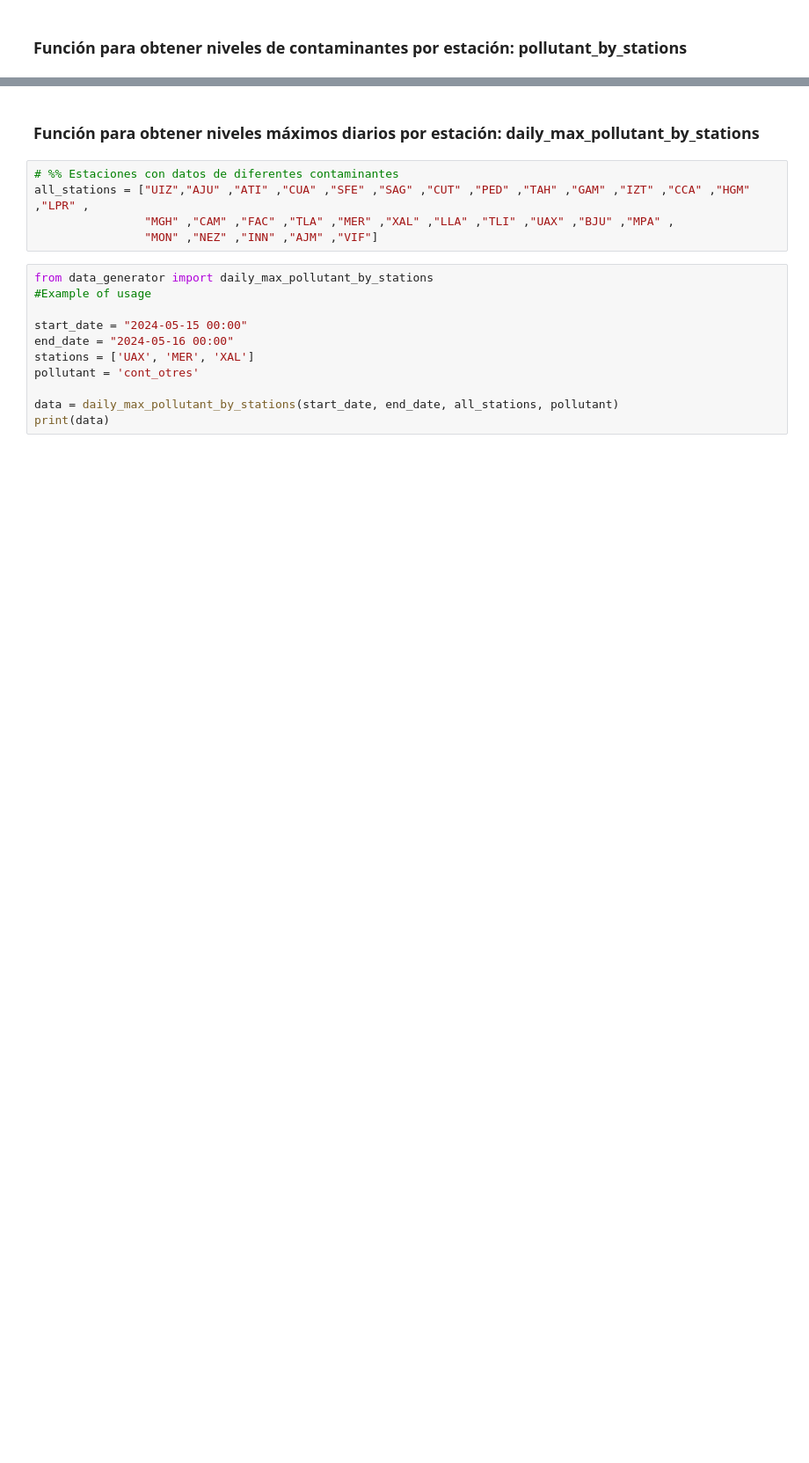
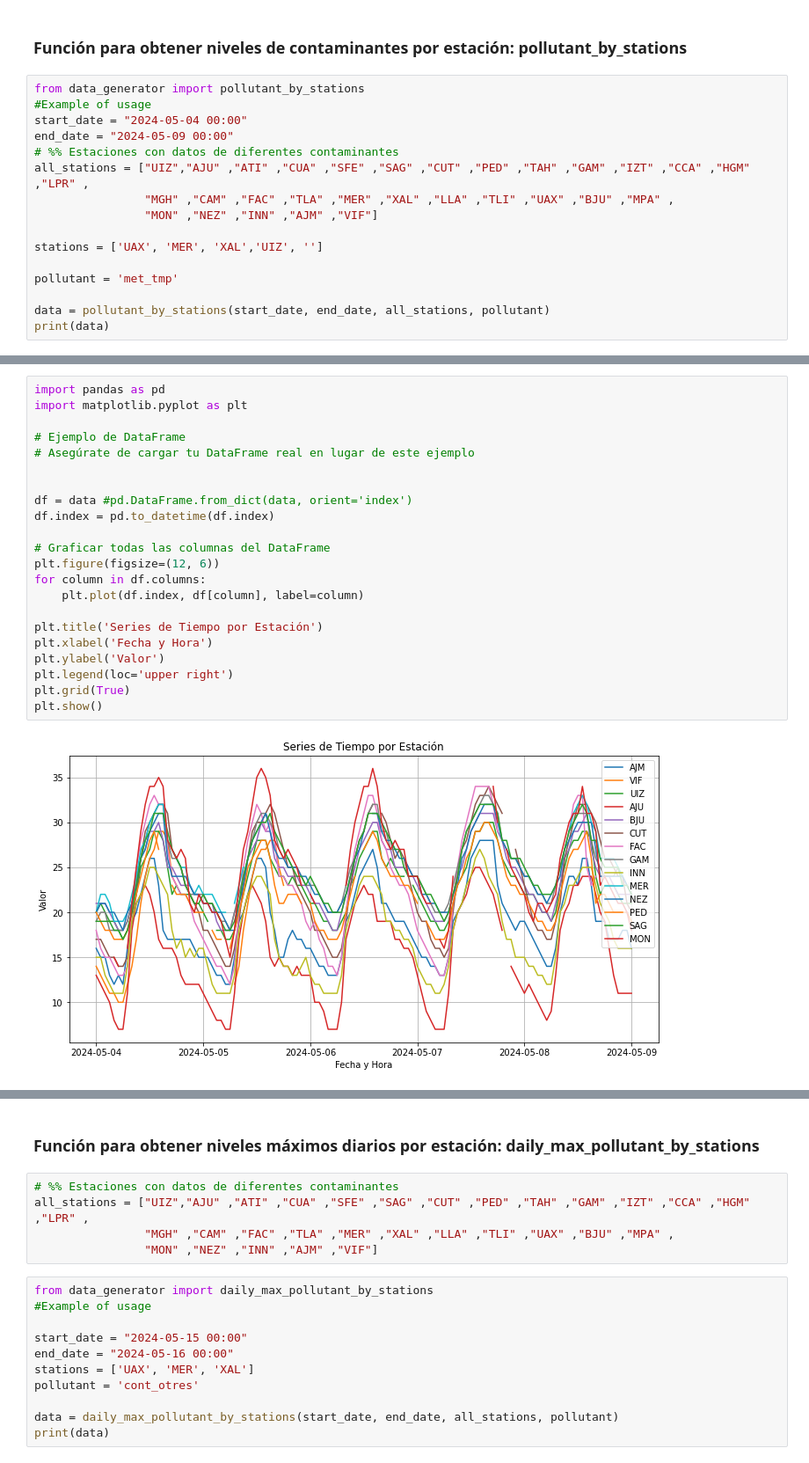
Before and after one commit to olmozavala/air_pollution_forecast, a Jupyter notebook: data_exploration/Notebook to test functions.ipynb, the cells around one changed output, grey strips where cells are left out. Shown at 88% size. Cells and saved outputs as stored; diff of their text form; blank space fills up the shorter version.

Commit message:
cambio notebooks y modulo para data exploration widgets y WRF funcs

```diff
--- a/data_exploration/Notebook to test functions.ipynb
+++ b/data_exploration/Notebook to test functions.ipynb
@@ -1,2 +1,18 @@
 # %% [markdown]
 ### Función para obtener niveles de contaminantes por estación: pollutant_by_stations
+# %%
+from data_generator import pollutant_by_stations
+#Example of usage
+start_date = "2024-05-04 00:00"
+end_date = "2024-05-09 00:00"
+# %% Estaciones con datos de diferentes contaminantes
+all_stations = ["UIZ","AJU" ,"ATI" ,"CUA" ,"SFE" ,"SAG" ,"CUT" ,"PED" ,"TAH" ,"GAM" ,"IZT" ,"CCA" ,"HGM" ,"LPR" ,
+                "MGH" ,"CAM" ,"FAC" ,"TLA" ,"MER" ,"XAL" ,"LLA" ,"TLI" ,"UAX" ,"BJU" ,"MPA" ,
+                "MON" ,"NEZ" ,"INN" ,"AJM" ,"VIF"]
+
+stations = ['UAX', 'MER', 'XAL','UIZ', '']
+
+pollutant = 'met_tmp'
+
+data = pollutant_by_stations(start_date, end_date, all_stations, pollutant)
+print(data)
@@ -3,3 +37,27 @@
+# %%
+import pandas as pd
+import matplotlib.pyplot as plt
+
+# Ejemplo de DataFrame
+# Asegúrate de cargar tu DataFrame real en lugar de este ejemplo
+
+
+df = data #pd.DataFrame.from_dict(data, orient='index')
+df.index = pd.to_datetime(df.index)
+
+# Graficar todas las columnas del DataFrame
+plt.figure(figsize=(12, 6))
+for column in df.columns:
+    plt.plot(df.index, df[column], label=column)
+
+plt.title('Series de Tiempo por Estación')
+plt.xlabel('Fecha y Hora')
+plt.ylabel('Valor')
+plt.legend(loc='upper right')
+plt.grid(True)
+plt.show()
+# %% [output]
+[figure, added]
 # %%
 from data_generator import pollutant_by_stations
 #Example of usage
```
Also changed, not shown: parts of 21 cells of this notebook, 3 other files.
